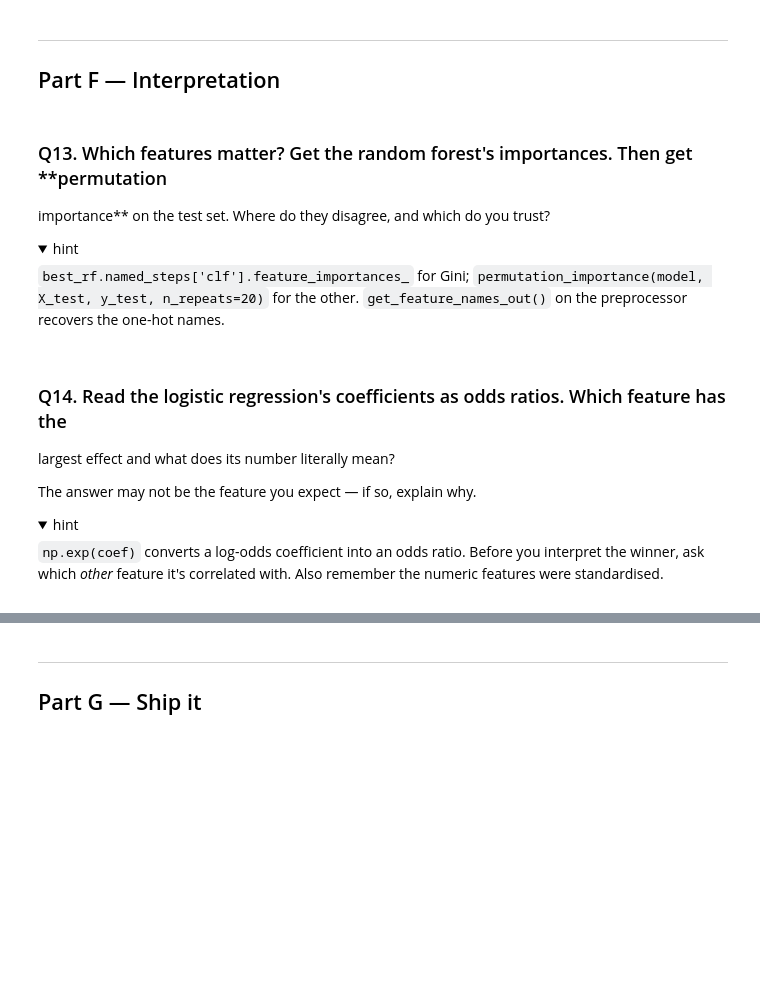
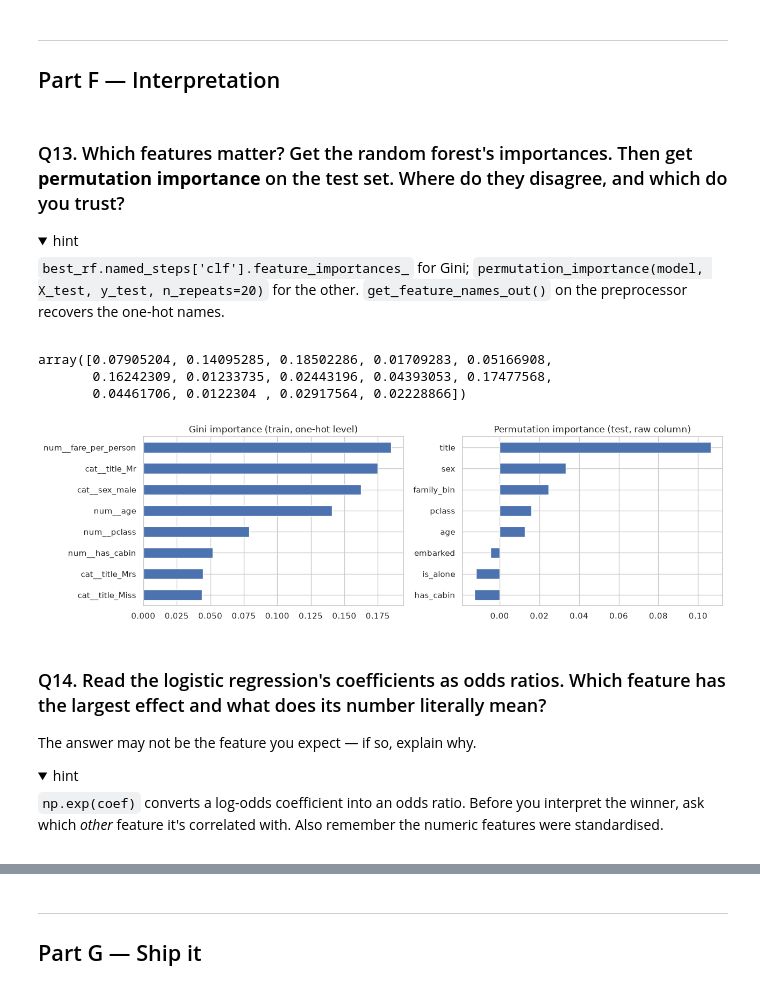
Before and after one commit to pablogasco1/machine-learning-projects, a Jupyter notebook: interview_practice/solutions/04_modeling_titanic.ipynb, the cells around one changed output, grey strips where cells are left out. Drawn from its saved outputs; the diff is of its cells as text; code cells hidden in the pictures; folded sections open; blank space fills up the shorter version.

```diff
--- a/interview_practice/solutions/04_modeling_titanic.ipynb
+++ b/interview_practice/solutions/04_modeling_titanic.ipynb
@@ -403,46 +470,53 @@ plt.show()
 
 ## Part F — Interpretation
 # %% [markdown]
-### Q13. Which features matter? Get the random forest's importances. Then get **permutation
-importance** on the test set. Where do they disagree, and which do you trust?
+### Q13. Which features matter? Get the random forest's importances. Then get **permutation importance** on the test set. Where do they disagree, and which do you trust?
 
 <details><summary>hint</summary>
 
 `best_rf.named_steps['clf'].feature_importances_` for Gini; `permutation_importance(model, X_test, y_test, n_repeats=20)` for the other. `get_feature_names_out()` on the preprocessor recovers the one-hot names.
 
 </details>
+# %%
+best_rf.named_steps['clf'].feature_importances_
+# %% [output]
+array([0.07905204, 0.14095285, 0.18502286, 0.01709283, 0.05166908,
+       0.16242309, 0.01233735, 0.02443196, 0.04393053, 0.17477568,
+       0.04461706, 0.0122304 , 0.02917564, 0.02228866])
 # %%
 from sklearn.inspection import permutation_importance
 
 best_rf = grid.best_estimator_
-names = best_rf.named_steps['pre'].get_feature_names_out()
+best_model = best_rf.named_steps['clf']
+names = best_rf.named_steps['pre'].get_feature_names_out() #
 
-gini = pd.Series(best_rf.named_steps['clf'].feature_importances_,
+gini = pd.Series(best_model.feature_importances_,
                  index=names).sort_values(ascending=False)
 
 perm = permutation_importance(best_rf, X_test, y_test, n_repeats=20,
                               random_state=42, scoring='accuracy')
 perm_s = pd.Series(perm.importances_mean, index=X_test.columns).sort_values(ascending=False)
 
 fig, axes = plt.subplots(1, 2, figsize=(13, 4))
 gini.head(8).plot.barh(ax=axes[0], title='Gini importance (train, one-hot level)')
 perm_s.head(8).plot.barh(ax=axes[1], title='Permutation importance (test, raw column)')
 for ax in axes:
     ax.invert_yaxis()
 plt.tight_layout(); plt.show()
 
 # Both agree sex/title dominate. They disagree because:
 #  - Gini importance is computed on TRAINING data and is biased toward high-cardinality
 #    and continuous features (fare_per_person, age get more possible split points), so it
 #    inflates them even when they don't generalise.
 #  - Permutation importance is measured on the TEST set against real score drop -- it
 #    answers "if I destroy this column, how much worse do predictions get?"
 # Trust permutation importance for "what actually drives performance". Its caveat: with
 # two correlated features it shows both as unimportant, since permuting one leaves the
 # other to carry the signal.
+# %% [output]
+[figure, added]
 # %% [markdown]
-### Q14. Read the logistic regression's coefficients as odds ratios. Which feature has the
-largest effect and what does its number literally mean?
+### Q14. Read the logistic regression's coefficients as odds ratios. Which feature has the largest effect and what does its number literally mean?
 
 The answer may not be the feature you expect — if so, explain why.
 
```
Also changed, not shown: parts of 17 cells of this notebook, 1 other file.
